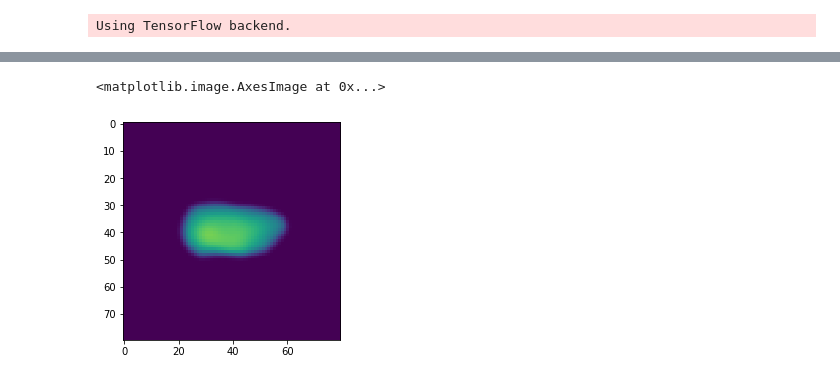
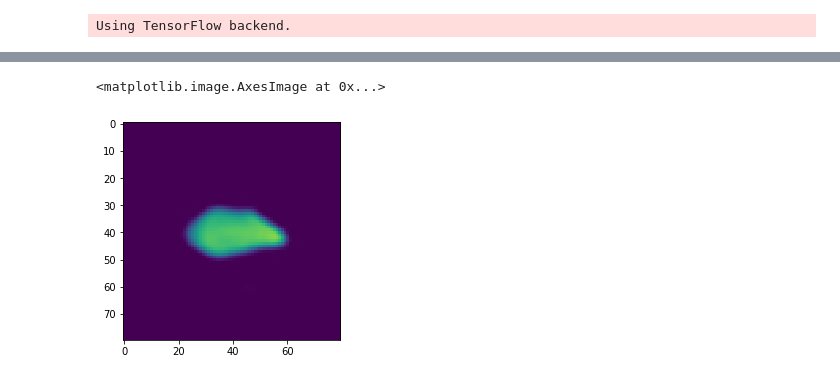
Before and after one commit to GitwellAnyohub/Generic, a Jupyter notebook: PIP2_UNET_TRAINING_TEMPLATE_V1.ipynb, the cells around one changed output, grey strips where cells are left out. Cells and saved outputs as stored; diff of their text form; code cells hidden in the pictures.

Commit message:
battle tested in Dana's folder run code from longtogeny39

```diff
--- a/PIP2_UNET_TRAINING_TEMPLATE_V1.ipynb
+++ b/PIP2_UNET_TRAINING_TEMPLATE_V1.ipynb
@@ -115,18 +117,18 @@ W1012 11:32:44.325522 140040817739584 deprecation_wrapper.py:119] From /home/ra2
 # the frame file is just the training data (h5 files containing frames of video that the model will learn to warp and resize)
 # the ideal training set is a behaviorally diverse but similarly sized set of mice (size should be target size for all warping)
 
-frame_file = '/n/groups/datta/rockwell/k2_data_gen2/unet_practice_training_data.h5'
+frame_file = '/n/groups/datta/Dana/longtogeny39/training_set_1.h5'
 
-#the cable file is
-cable_file = '/n/groups/datta/rockwell/k2_data_gen2/unet_practice_training_data.h5'
+#the cable file is either the same as the frame if there are no obstructions OR a modified version of the original frames (Simulating obstructions)
+cable_file = '/n/groups/datta/Dana/longtogeny39/training_set_1.h5'
 
-model_save_path= '/n/groups/datta/rockwell/k2_data_gen2/unet_practice_model.h5'
+model_save_path= '/n/groups/datta/Dana/longtogeny39/longtogeny_model_training_set_1.h5'
 
 #data to use for testing unet performance
-heldout_data='/n/groups/datta/rockwell/k2_data_gen2/unet_practice_data/session_20190221232300/proc/results_00.h5'
+heldout_data='/n/groups/datta/Dana/longtogeny39/3_weeks_lo/session_20190916131152/proc/results_00.h5'
 
 #path to save figure showing how unet model performs on heldout data
-figure_path='unet_practice_model_on_heldout_data.pdf'
+figure_path='longtogeny_model_training_set_1_performance_on_session_20190916131152.pdf'
 # %%
 with h5py.File(frame_file, 'r+') as f:
     nframes = len(f['/frames'])
@@ -248,8 +250,8 @@ output = mdl.predict_generator(testing_generator,
 # %%
-plt.imshow(output[2500], vmin=0, vmax=50)
+plt.imshow(output[1300], vmin=0, vmax=50)
 # %% [output]
 <matplotlib.image.AxesImage at 0x...>
-[figure, old version]
+[figure, new version]
 # %%
 mdl.save(model_save_path)
 # %%
```
Also changed, not shown: parts of 8 cells of this notebook, 2 other files.
